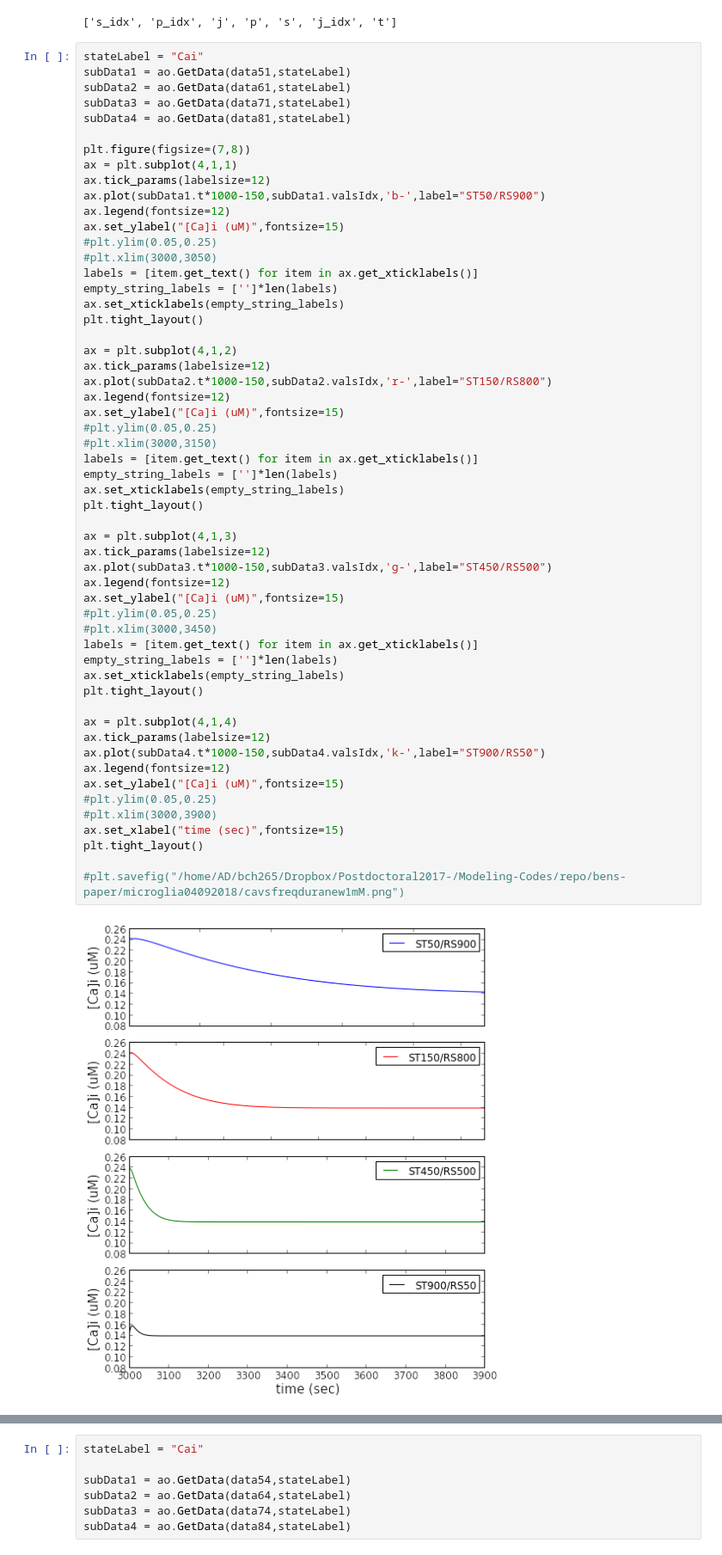
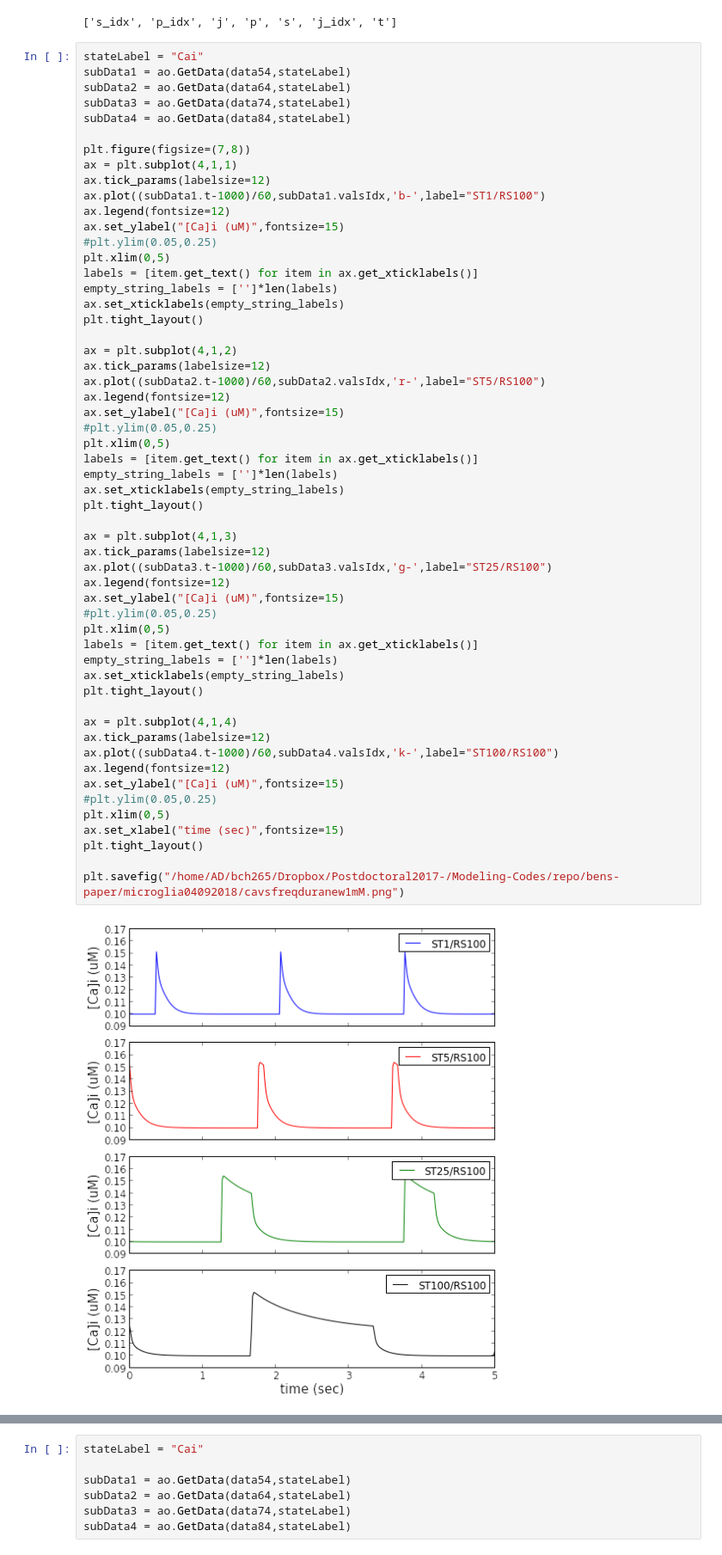
Before and after one commit to huskeypm/microglia, a Jupyter notebook: gotran/daisy-freqs-contour.ipynb, the cells around one changed output, grey strips where cells are left out. Shown at 86% size. Saved outputs shown, nothing was run; the diff lists cells and outputs as text.

```diff
--- a/gotran/daisy-freqs-contour.ipynb
+++ b/gotran/daisy-freqs-contour.ipynb
@@ -172,19 +192,19 @@ data40.keys()
 ['s_idx', 'p_idx', 'j', 'p', 's', 'j_idx', 't']
 # %%
 stateLabel = "Cai"
-subData1 = ao.GetData(data51,stateLabel)
-subData2 = ao.GetData(data61,stateLabel)
-subData3 = ao.GetData(data71,stateLabel)
-subData4 = ao.GetData(data81,stateLabel)
+subData1 = ao.GetData(data54,stateLabel)
+subData2 = ao.GetData(data64,stateLabel)
+subData3 = ao.GetData(data74,stateLabel)
+subData4 = ao.GetData(data84,stateLabel)
 
 plt.figure(figsize=(7,8))
 ax = plt.subplot(4,1,1)
 ax.tick_params(labelsize=12)
-ax.plot(subData1.t*1000-150,subData1.valsIdx,'b-',label="ST50/RS900")
+ax.plot((subData1.t-1000)/60,subData1.valsIdx,'b-',label="ST1/RS100")
 ax.legend(fontsize=12)
 ax.set_ylabel("[Ca]i (uM)",fontsize=15)
 #plt.ylim(0.05,0.25)
-#plt.xlim(3000,3050)
+plt.xlim(0,5)
 labels = [item.get_text() for item in ax.get_xticklabels()]
 empty_string_labels = ['']*len(labels)
 ax.set_xticklabels(empty_string_labels)
@@ -192,38 +212,38 @@ plt.tight_layout()
 
 ax = plt.subplot(4,1,2)
 ax.tick_params(labelsize=12)
-ax.plot(subData2.t*1000-150,subData2.valsIdx,'r-',label="ST150/RS800")
+ax.plot((subData2.t-1000)/60,subData2.valsIdx,'r-',label="ST5/RS100")
 ax.legend(fontsize=12)
 ax.set_ylabel("[Ca]i (uM)",fontsize=15)
 #plt.ylim(0.05,0.25)
-#plt.xlim(3000,3150)
+plt.xlim(0,5)
 labels = [item.get_text() for item in ax.get_xticklabels()]
 empty_string_labels = ['']*len(labels)
 ax.set_xticklabels(empty_string_labels)
 plt.tight_layout()
 
 ax = plt.subplot(4,1,3)
 ax.tick_params(labelsize=12)
-ax.plot(subData3.t*1000-150,subData3.valsIdx,'g-',label="ST450/RS500")
+ax.plot((subData3.t-1000)/60,subData3.valsIdx,'g-',label="ST25/RS100")
 ax.legend(fontsize=12)
 ax.set_ylabel("[Ca]i (uM)",fontsize=15)
 #plt.ylim(0.05,0.25)
-#plt.xlim(3000,3450)
+plt.xlim(0,5)
 labels = [item.get_text() for item in ax.get_xticklabels()]
 empty_string_labels = ['']*len(labels)
 ax.set_xticklabels(empty_string_labels)
 plt.tight_layout()
 
 ax = plt.subplot(4,1,4)
 ax.tick_params(labelsize=12)
-ax.plot(subData4.t*1000-150,subData4.valsIdx,'k-',label="ST900/RS50")
+ax.plot((subData4.t-1000)/60,subData4.valsIdx,'k-',label="ST100/RS100")
 ax.legend(fontsize=12)
 ax.set_ylabel("[Ca]i (uM)",fontsize=15)
 #plt.ylim(0.05,0.25)
-#plt.xlim(3000,3900)
+plt.xlim(0,5)
 ax.set_xlabel("time (sec)",fontsize=15)
 plt.tight_layout()
 
-#plt.savefig("/home/AD/bch265/Dropbox/Postdoctoral2017-/Modeling-Codes/repo/bens-paper/microglia04092018/cavsfreqduranew1mM.png")
+plt.savefig("/home/AD/bch265/Dropbox/Postdoctoral2017-/Modeling-Codes/repo/bens-paper/microglia04092018/cavsfreqduranew1mM.png")
 # %% [output]
-[figure, old version]
+[figure, new version]
```
Also changed, not shown: parts of 19 cells of this notebook, 4 other files.
